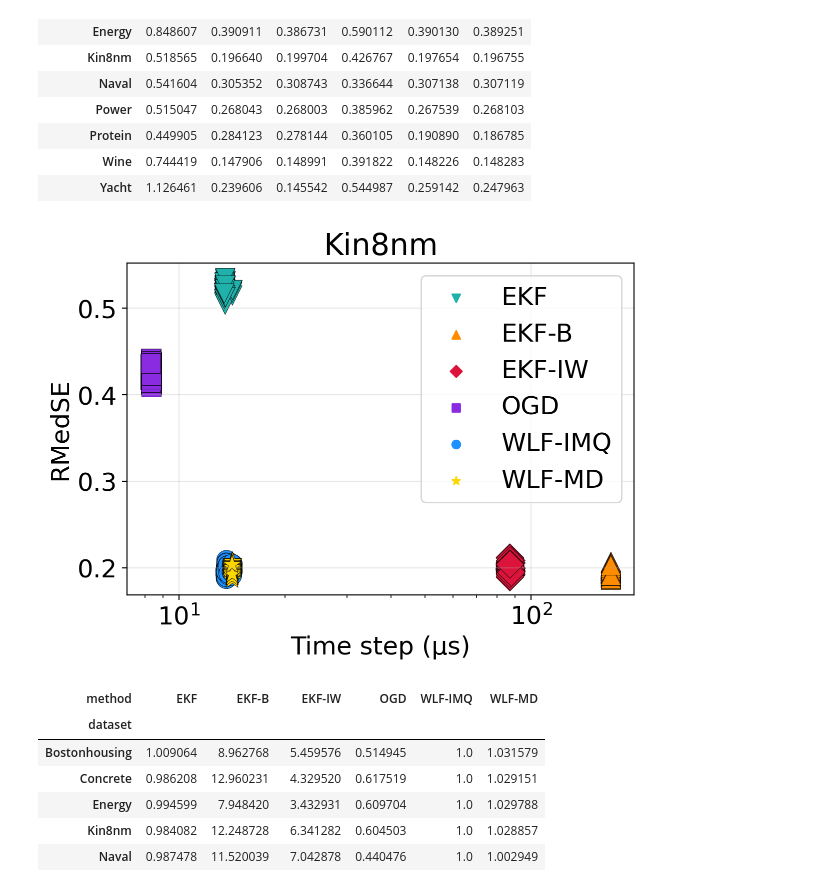
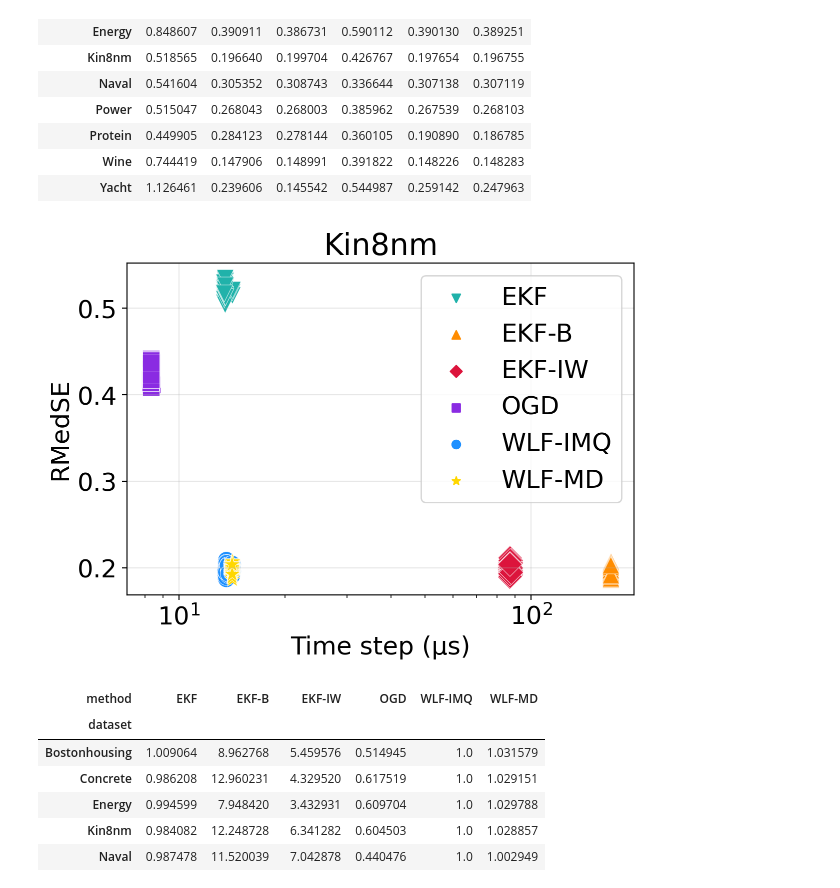
Before and after one commit to gerdm/weighted-likelihood-filter, a Jupyter notebook: experiments/uci-regression-eval.ipynb, the cells around one changed output. Drawn from its saved outputs; the diff is of its cells as text; code cells hidden in the pictures.

```diff
--- a/experiments/uci-regression-eval.ipynb
+++ b/experiments/uci-regression-eval.ipynb
@@ -164,28 +164,27 @@ markers = {
 # %%
 algorithms = sorted(cmap.keys())
 
 dataset = "Kin8nm"
 sns.scatterplot(
     y="err", x="timestep", hue="method", style="method",
     markers=markers,
     data=df_results_all.query("dataset == @dataset").query("run > 0"),
-    palette=cmap, s=200,
+    palette=cmap, s=150,
     hue_order=algorithms,
     linewidth=0.3,
-    edgecolor="black"
 )
 # plt.yscale("log")
 # plt.xscale("log")
 plt.legend(ncol=1, loc="upper right")
 plt.title(dataset)
 plt.xlabel("Time step (μs)")
 plt.ylabel("RMedSE")
 plt.grid(alpha=0.3)
 plt.tight_layout()
 plt.xscale("log")
 plt.savefig(f"./figures/{dataset.lower()}-time-v-err.png", dpi=300)
 # %% [output]
-[figure, old version]
+[figure, new version]
 # %%
 summary_timestep = df_results_all.pivot_table(index="dataset", columns="method", values="timestep")
 
```
Also changed, not shown: parts of 1 cell of this notebook.
